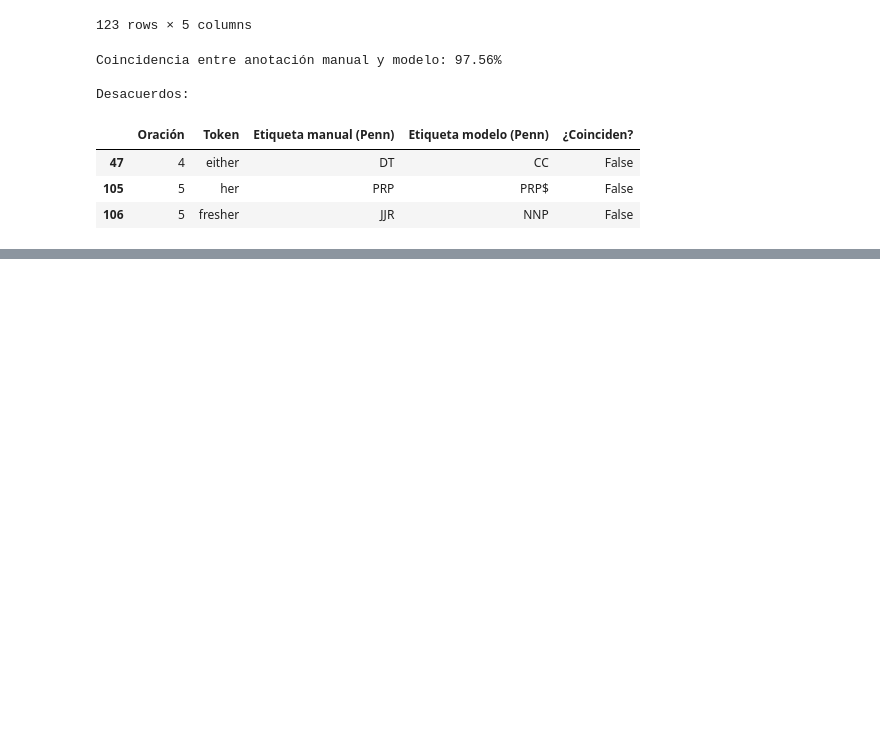
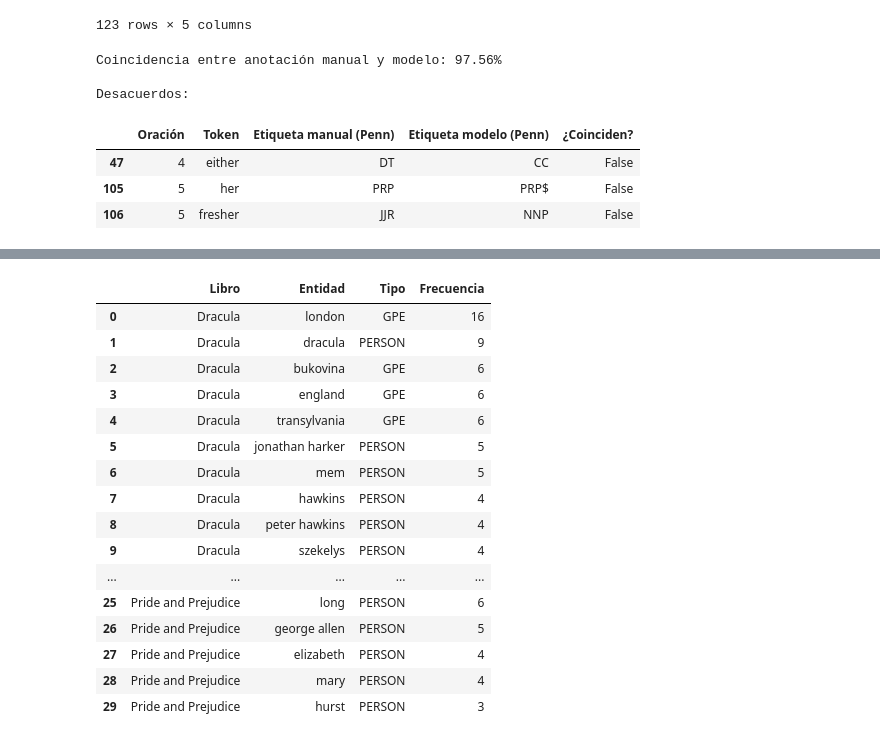
Before and after one commit to Jtanchezz/NLP, a Jupyter notebook: Lab6/lab6.ipynb, the cells around one changed output, grey strips where cells are left out. Drawn from its saved outputs; the diff is of its cells as text; code cells hidden in the pictures; blank space fills up the shorter version.

```diff
--- a/Lab6/lab6.ipynb
+++ b/Lab6/lab6.ipynb
@@ -667,0 +823,37 @@ Desacuerdos:
+# %%
+tipos_interes = ["PERSON", "GPE", "LOC"]
+
+top_entidades_por_libro = (
+    df_entidades[df_entidades["Tipo"].isin(tipos_interes)]
+    .groupby(["Libro", "Entidad_normalizada", "Tipo"])
+    .size()
+    .reset_index(name="Frecuencia")
+    .rename(columns={"Entidad_normalizada": "Entidad"})
+    .sort_values(
+        ["Libro", "Frecuencia", "Entidad"],
+        ascending=[True, False, True]
+    )
+    .groupby("Libro", group_keys=False)
+    .head(10)
+    .reset_index(drop=True)
+)
+
+display(top_entidades_por_libro)
+# %% [output]
+|  | Libro | Entidad | Tipo | Frecuencia |
+| 0 | Dracula | london | GPE | 16 |
+| 1 | Dracula | dracula | PERSON | 9 |
+| 2 | Dracula | bukovina | GPE | 6 |
+| 3 | Dracula | england | GPE | 6 |
+| 4 | Dracula | transylvania | GPE | 6 |
+| 5 | Dracula | jonathan harker | PERSON | 5 |
+| 6 | Dracula | mem | PERSON | 5 |
+| 7 | Dracula | hawkins | PERSON | 4 |
+| 8 | Dracula | peter hawkins | PERSON | 4 |
+| 9 | Dracula | szekelys | PERSON | 4 |
+| ... | ... | ... | ... | ... |
+| 25 | Pride and Prejudice | long | PERSON | 6 |
+| 26 | Pride and Prejudice | george allen | PERSON | 5 |
+| 27 | Pride and Prejudice | elizabeth | PERSON | 4 |
+| 28 | Pride and Prejudice | mary | PERSON | 4 |
+| 29 | Pride and Prejudice | hurst | PERSON | 3 |
```
Also changed, not shown: parts of 4 cells of this notebook.
